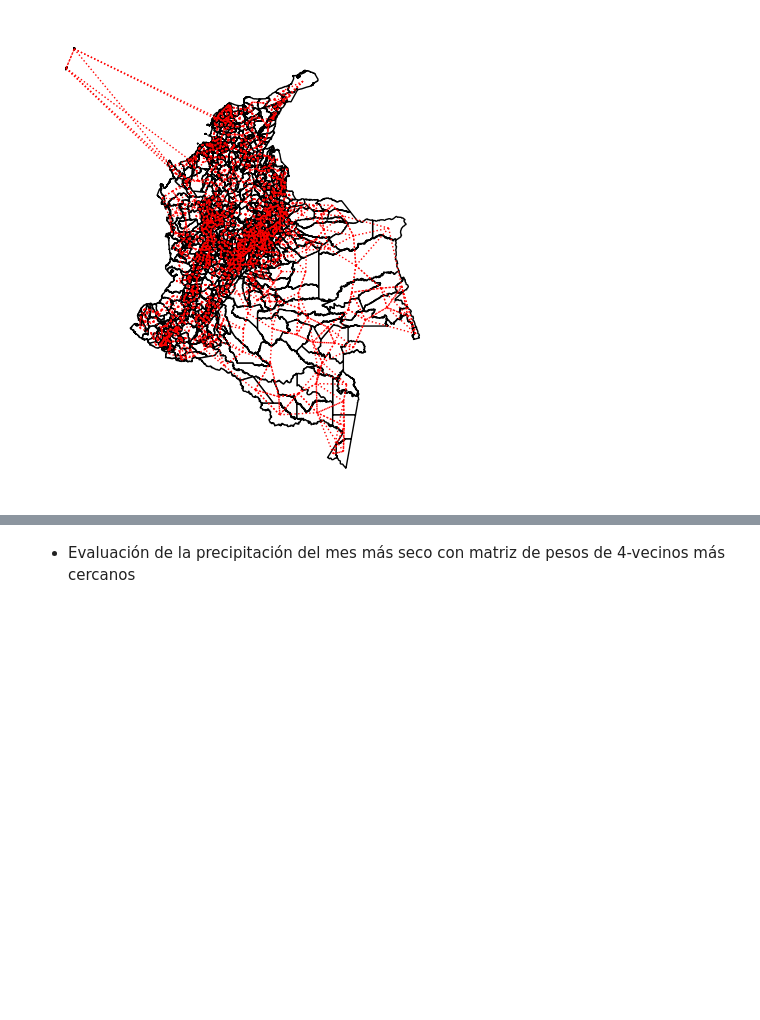
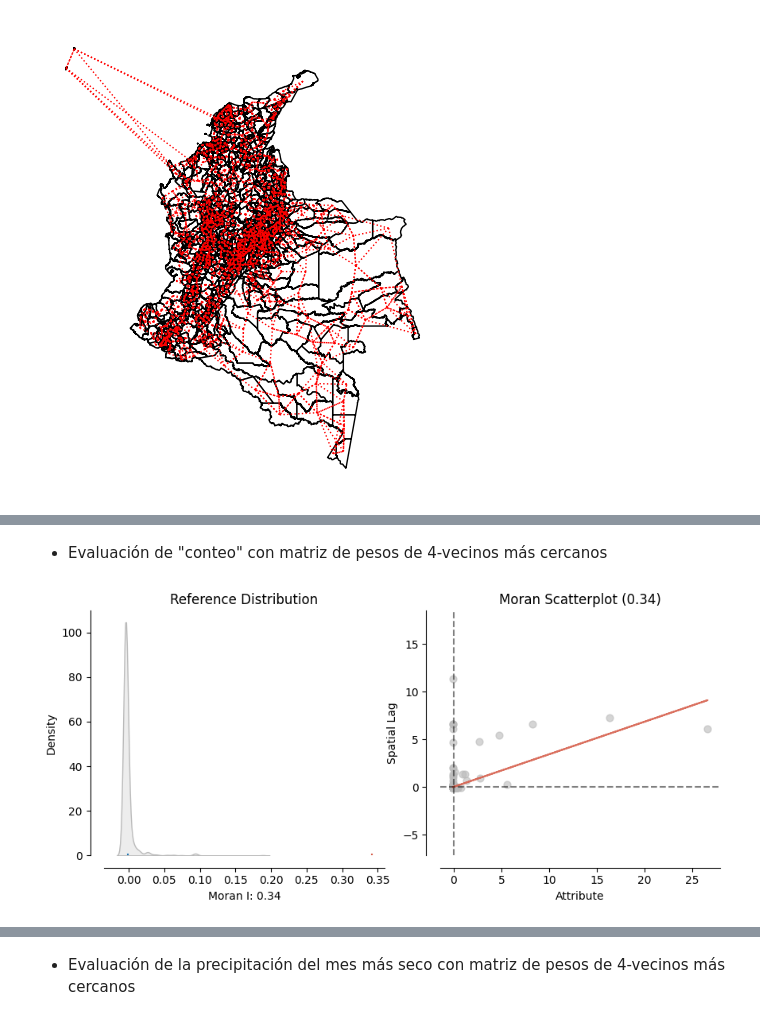
Before and after one commit to ValentinaCardona/GeoAnalysis_2025, a Jupyter notebook: Analysis_python_notebooks/ArealesAnalysis_Municipios.ipynb, the cells around one changed output, grey strips where cells are left out. Drawn from its saved outputs; the diff is of its cells as text; code cells hidden in the pictures; blank space fills up the shorter version.

```diff
--- a/Analysis_python_notebooks/ArealesAnalysis_Municipios.ipynb
+++ b/Analysis_python_notebooks/ArealesAnalysis_Municipios.ipynb
@@ -559,0 +571,10 @@ axs.set_axis_off()
+# %% [markdown]
+* Evaluación de "conteo" con matriz de pesos de 4-vecinos más cercanos
+# %%
+import esda
+from splot.esda import plot_moran
+
+mi = esda.Moran(gdf['conteo'], w_k4)
+plot_moran(mi);
+# %% [output]
+[figure, added]
```
Also changed, not shown: parts of 2 cells of this notebook, 2 other files.
